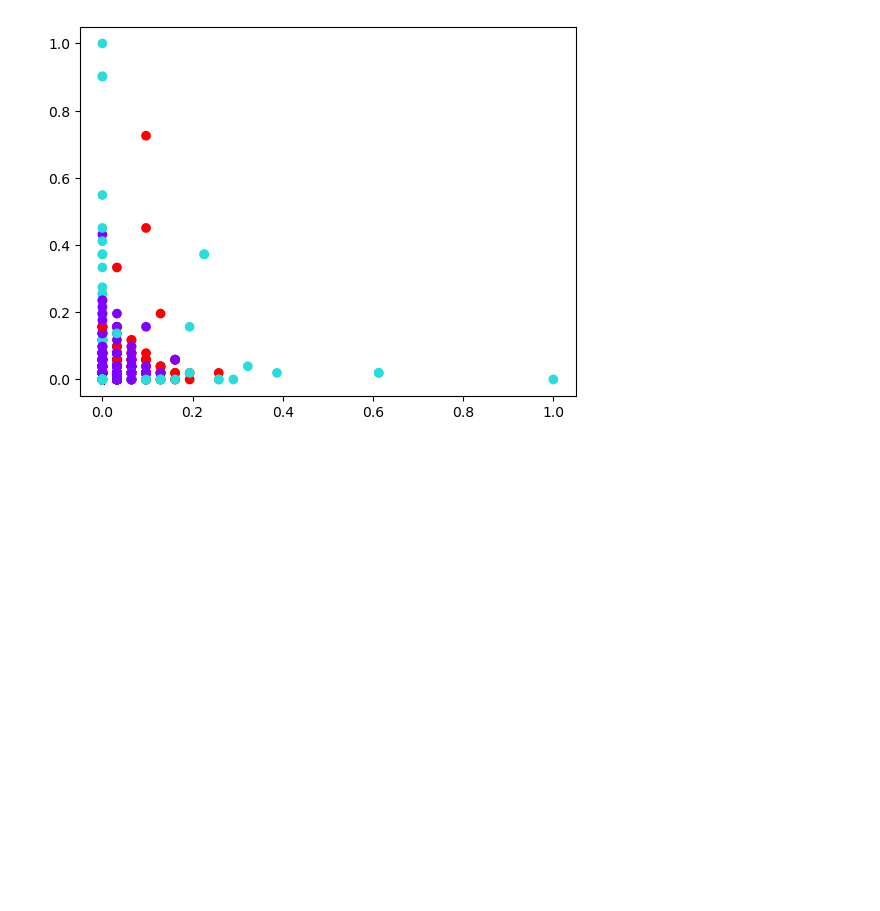
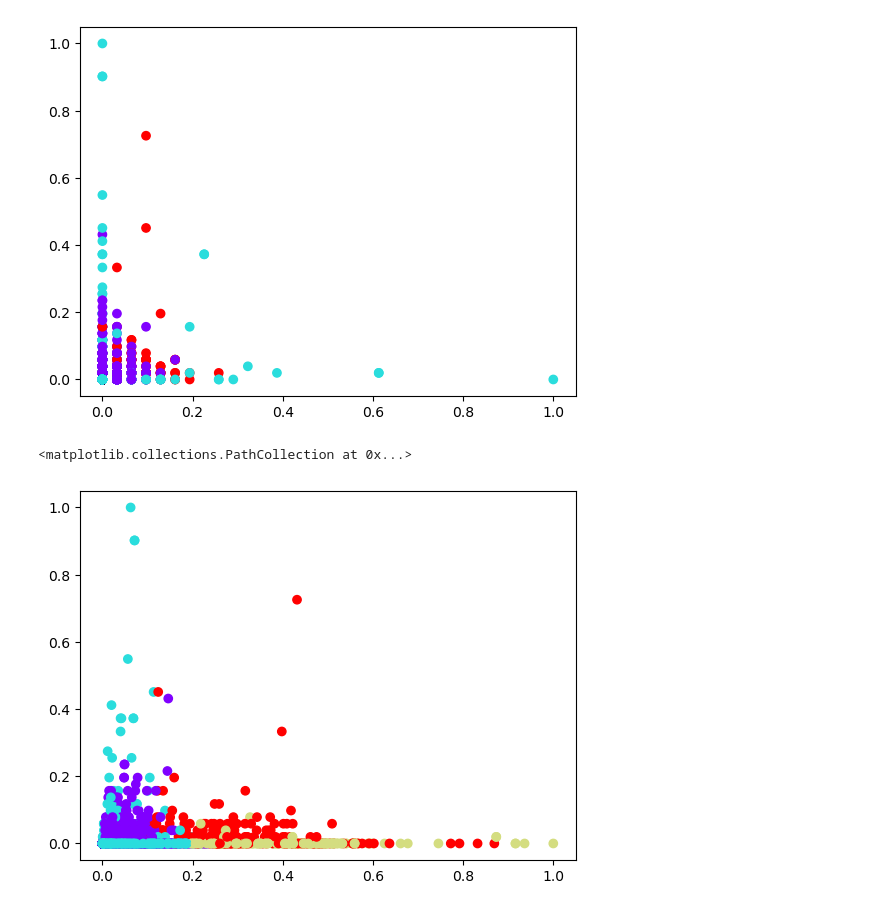
Before and after one commit to Rutuja-Salunke/K-Means-Clustering-with-Python, a Jupyter notebook: K_Means1.ipynb, the cells around one changed output. Drawn from its saved outputs; the diff is of its cells as text; code cells hidden in the pictures; blank space fills up the shorter version.

```diff
--- a/K_Means1.ipynb
+++ b/K_Means1.ipynb
@@ -340,3 +340,8 @@ plt.scatter(x =X["num_angrys"], y = X["num_sads"],c=labels,cmap="rainbow")
 # %% [output]
 <matplotlib.collections.PathCollection at 0x...>
 [figure]
+# %%
+plt.scatter(x =X["num_reactions"], y = X["num_sads"],c=labels,cmap="rainbow")
+# %% [output]
+<matplotlib.collections.PathCollection at 0x...>
+[figure, added]
```
Also changed, not shown: parts of 3 cells of this notebook.
